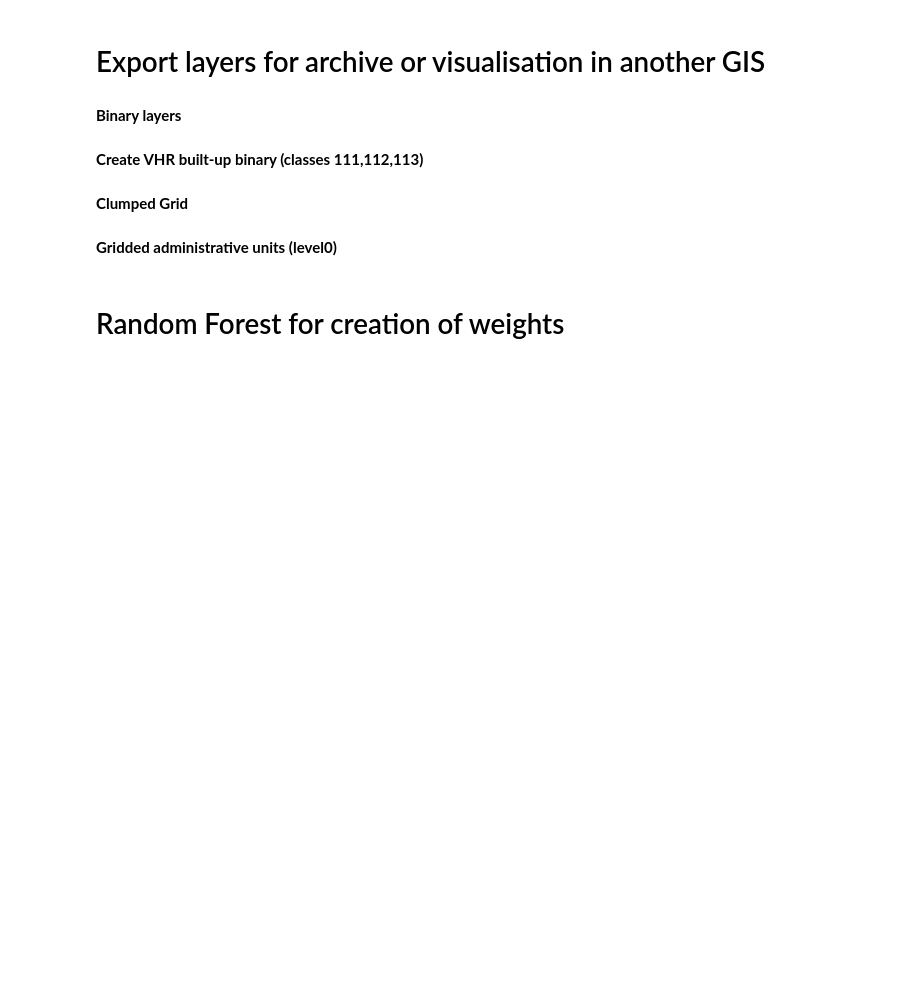
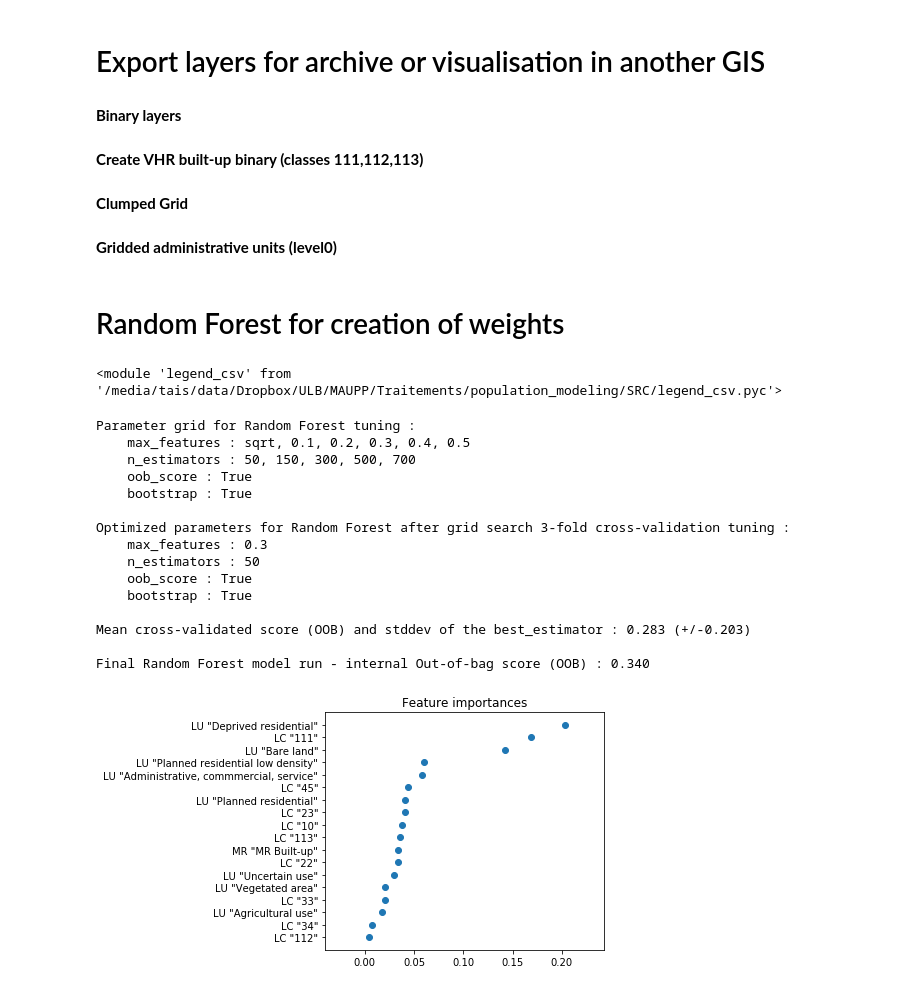
Before and after one commit to tgrippa/Dasymetric_mapping_using_GRASSGIS, a Jupyter notebook: notebooks/2_Processing.ipynb, the cells around one changed output. Saved outputs shown, nothing was run; the diff lists cells and outputs as text; code cells hidden in the pictures; blank space fills up the shorter version.

```diff
--- a/notebooks/2_Processing.ipynb
+++ b/notebooks/2_Processing.ipynb
@@ -90,3 +113,18 @@ import grass.script as gscript
+# %%
+# Set the name of the layers
+Land_cover = 'landcover'  # VHR Land cover map
+Land_use = 'landuse' # VHR Land use map
+mr_builtup = 'MR_builtup' # MR built-up map
+mr_built_pixelvalue = '1' # The value of built pixels in the MR built-up map
+## Name of the column containing the population count
+population_column = "POPULATION"
+## Name of the column containing the density (response variable)
+response_column = "popdens"
+
+# Set a name for the empty grid layer
+clumped_grid = 'clumped_grid'
+# Set the resolution of the grid
+tile_size = 100
 # %% [markdown]
 ** Functions defined by the user **
 # %%
@@ -225,7 +224,7 @@ create_clumped_grid(tile_size=tile_size, mask_raster=Land_cover, output=clumped_
 # %%
 # Create layer with boundaries corresponding to the grid
 gridded_admin_units, gridded_vector = gridded_admin_boundaries("admin_level0", 'cluster',
-                                                               population_column, clumped_grid)
+                                                               response_column, clumped_grid)
 # %% [markdown]
 ## Get list of values from categorical raster (land cover and land use)
 # %%
@@ -429,0 +448,9 @@ gscript.run_command('v.out.ogr', overwrite=True, flags='m', type='area',
+# %%
+# Name of the weighting layer to produce
+output_weighting_layer = "test_weight"
+# Path to the folder where to save outputs
+outputfolder = "/media/tais/My_Book_1/MAUPP/Traitement/Population_modelling_dasymetry/Results/Dakar/Random_Forest"
+# Name of plot with feature importance (without file extension)
+plot_name = "RF_feature_importance"
+# Value of built-up classes
+built_up = ""
@@ -429,0 +473,5 @@ gscript.run_command('v.out.ogr', overwrite=True, flags='m', type='area',
+# %%
+import legend_csv
+reload(legend_csv)
+# %% [output]
+<module 'legend_csv' from '/media/tais/data/Dropbox/ULB/MAUPP/Traitements/population_modeling/SRC/legend_csv.pyc'>
@@ -429,0 +481,19 @@ gscript.run_command('v.out.ogr', overwrite=True, flags='m', type='area',
+# %%
+a = RandomForest(output_weighting_layer,gridded_vector.split("@")[0],'cat')
+# %% [output]
+Parameter grid for Random Forest tuning :
+    max_features : sqrt, 0.1, 0.2, 0.3, 0.4, 0.5
+    n_estimators : 50, 150, 300, 500, 700
+    oob_score : True
+    bootstrap : True
+
+Optimized parameters for Random Forest after grid search 3-fold cross-validation tuning :
+    max_features : 0.3
+    n_estimators : 50
+    oob_score : True
+    bootstrap : True
+
+Mean cross-validated score (OOB) and stddev of the best_estimator : 0.283 (+/-0.203)
+
+Final Random Forest model run - internal Out-of-bag score (OOB) : 0.340
+[figure, added]
```
Also changed, not shown: parts of 24 cells of this notebook.
